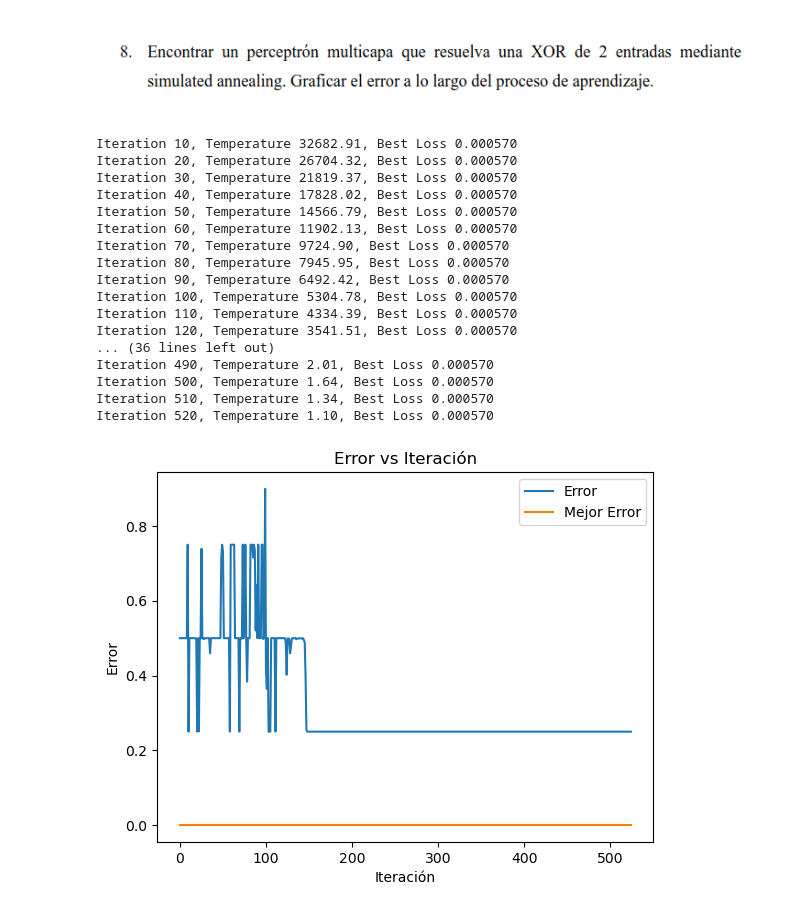
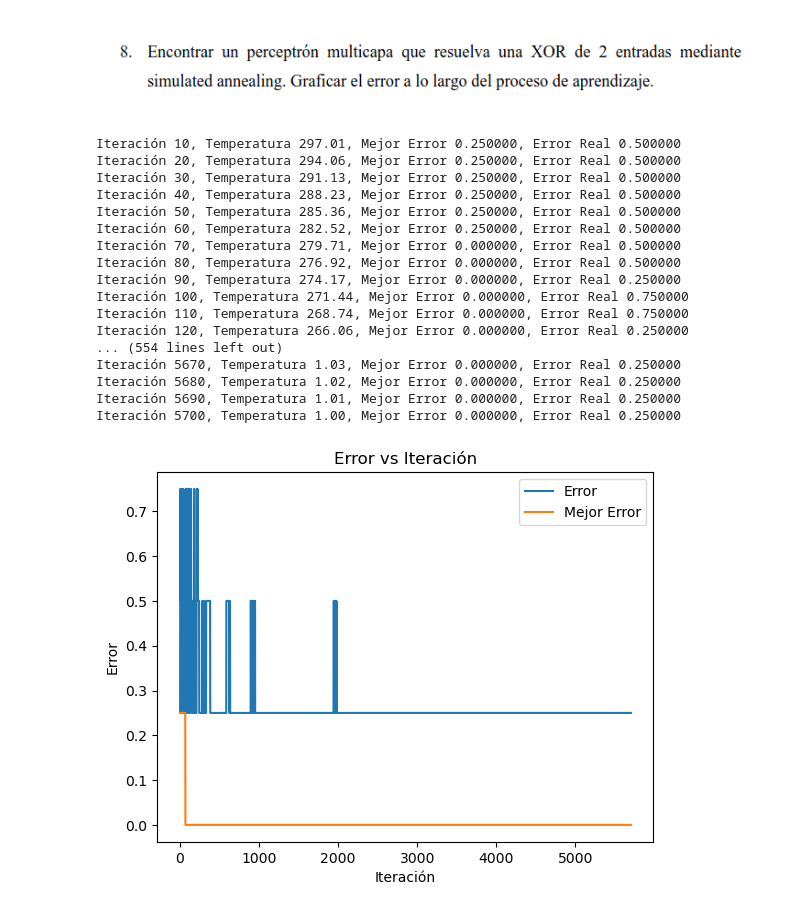
Before and after one commit to jstejman/Redes-Neuronales, a Jupyter notebook: tp3/Trabajo_Practico_3.ipynb, the cells around one changed output. Drawn from its saved outputs; the diff is of its cells as text; code cells hidden in the pictures.

```diff
--- a/tp3/Trabajo_Practico_3.ipynb
+++ b/tp3/Trabajo_Practico_3.ipynb
@@ -13,17 +17,20 @@ import matplotlib.pyplot as plt
 class MLP:
     def __init__(self, input_size, hidden_size, output_size):
         # Initialize weights with small random values
-        self.weights_input_hidden = np.random.uniform(-0.5, 0.5, (input_size, hidden_size)) * 0.1
-        self.weights_hidden_output = np.random.uniform(-0.5, 0.5, (hidden_size, output_size)) * 0.1
+        self.weights_input_hidden = np.random.randn(input_size, hidden_size) * np.sqrt(2 / input_size)
+        self.weights_hidden_output = np.random.randn(hidden_size, output_size) * np.sqrt(2 / hidden_size)
         self.bias_hidden = np.random.uniform(-0.5, 0.5, (1, hidden_size)) * 0.1
         self.bias_output = np.random.uniform(-0.5, 0.5, (1, output_size)) * 0.1
 
     def sigmoid(self, x):
         return 1 / (1 + np.exp(-x))
 
+    def relu(self, x):
+        return np.maximum(0, x)
+
     def forward(self, X):
         hidden_input = np.dot(X, self.weights_input_hidden) + self.bias_hidden
-        hidden_output = self.sigmoid(hidden_input)
+        hidden_output = self.relu(hidden_input)
         final_input = np.dot(hidden_output, self.weights_hidden_output) + self.bias_output
         final_output = self.sigmoid(final_input)
         return final_output
@@ -31,7 +38,7 @@ class MLP:
     def compute_loss(self, y_true, y_pred):
         return np.mean((y_true - y_pred) ** 2)
 
-    def simulated_annealing(self, X, y, initial_temp=10000, final_temp=1, alpha=0.999, max_iter=500):
+    def simulated_annealing(self, X, y, initial_temp=10000, final_temp=1, alpha=0.999, max_iter=500, best = True):
         current_temp = initial_temp
         current_weights_input_hidden = self.weights_input_hidden.copy()
         current_weights_hidden_output = self.weights_hidden_output.copy()
@@ -50,8 +57,8 @@ class MLP:
             iteration += 1
             for _ in range(max_iter):
                 # Se reduce los saltos en cada iteración
-                step_size = current_temp / initial_temp * 0.5
-
+                #step_size = 1
+                step_size = current_temp / initial_temp * 10
                 # Se proponen pesos nuevos con ruido gaussiano
                 new_weights_input_hidden = current_weights_input_hidden + np.random.normal(0, step_size, current_weights_input_hidden.shape)
                 new_weights_hidden_output = current_weights_hidden_output + np.random.normal(0, step_size, current_weights_hidden_output.shape)
@@ -87,67 +94,73 @@ class MLP:
             current_temp *= alpha
 
             if iteration % 10 == 0:
-                print(f"Iteration {iteration}, Temperature {current_temp:.2f}, Best Loss {best_loss:.6f}")
+                print(f"Iteración {iteration}, Temperatura {current_temp:.2f}, Mejor Error {best_loss:.6f}, Error Real {new_loss:.6f}")
 
         # Guarda los mejores pesos
-        self.weights_input_hidden = best_weights_input_hidden
-        self.weights_hidden_output = best_weights_hidden_output
-        self.bias_hidden = best_bias_hidden
-        self.bias_output = best_bias_output
+        if best == True:
+            self.weights_input_hidden = best_weights_input_hidden
+            self.weights_hidden_output = best_weights_hidden_output
+            self.bias_hidden = best_bias_hidden
+            self.bias_output = best_bias_output
+        else:
+            self.weights_input_hidden = current_weights_input_hidden
+            self.weights_hidden_output = current_weights_hidden_output
+            self.bias_hidden = current_bias_hidden
+            self.bias_output = current_bias_output
 
         return best_errors, errors
 # %%
-%%skip
 X = np.array([
     [0, 0],
     [0, 1],
     [1, 0],
     [1, 1]
 ])
 y = np.array([
     [0],
     [1],
     [1],
     [0]
 ])
-mlp = MLP(input_size=2, hidden_size=10, output_size=1)
+mlp = MLP(input_size=2, hidden_size=75, output_size=1)
 
 best_errors, errors = mlp.simulated_annealing(
     X, y,
-    initial_temp=40000,
+    initial_temp=300,
     final_temp=1,
-    alpha=0.98,
-    max_iter=1500
+    alpha=0.999,
+    max_iter=2000,
+    best = True
 )
 plt.plot(errors)
 plt.plot(best_errors)
 plt.xlabel('Iteración')
 plt.ylabel('Error')
 plt.legend(['Error', 'Mejor Error'])
 plt.title('Error vs Iteración')
 plt.show()
 
 outputs = mlp.forward(X)
 print("Predicciones:")
 for input_data, output, target in zip(X, outputs, y):
     print(f"Input: {input_data}, Predecido: {output[0]:.4f}, Esperado: {target[0]}")
 # %% [output]
-Iteration 10, Temperature 32682.91, Best Loss 0.000570
-Iteration 20, Temperature 26704.32, Best Loss 0.000570
-Iteration 30, Temperature 21819.37, Best Loss 0.000570
-Iteration 40, Temperature 17828.02, Best Loss 0.000570
-Iteration 50, Temperature 14566.79, Best Loss 0.000570
-Iteration 60, Temperature 11902.13, Best Loss 0.000570
-Iteration 70, Temperature 9724.90, Best Loss 0.000570
-Iteration 80, Temperature 7945.95, Best Loss 0.000570
-Iteration 90, Temperature 6492.42, Best Loss 0.000570
-Iteration 100, Temperature 5304.78, Best Loss 0.000570
-Iteration 110, Temperature 4334.39, Best Loss 0.000570
-Iteration 120, Temperature 3541.51, Best Loss 0.000570
-... (36 lines left out)
-Iteration 490, Temperature 2.01, Best Loss 0.000570
-Iteration 500, Temperature 1.64, Best Loss 0.000570
-Iteration 510, Temperature 1.34, Best Loss 0.000570
-Iteration 520, Temperature 1.10, Best Loss 0.000570
+Iteración 10, Temperatura 297.01, Mejor Error 0.250000, Error Real 0.500000
+Iteración 20, Temperatura 294.06, Mejor Error 0.250000, Error Real 0.500000
+Iteración 30, Temperatura 291.13, Mejor Error 0.250000, Error Real 0.500000
+Iteración 40, Temperatura 288.23, Mejor Error 0.250000, Error Real 0.500000
+Iteración 50, Temperatura 285.36, Mejor Error 0.250000, Error Real 0.500000
+Iteración 60, Temperatura 282.52, Mejor Error 0.250000, Error Real 0.500000
+Iteración 70, Temperatura 279.71, Mejor Error 0.000000, Error Real 0.500000
+Iteración 80, Temperatura 276.92, Mejor Error 0.000000, Error Real 0.500000
+Iteración 90, Temperatura 274.17, Mejor Error 0.000000, Error Real 0.250000
+Iteración 100, Temperatura 271.44, Mejor Error 0.000000, Error Real 0.750000
+Iteración 110, Temperatura 268.74, Mejor Error 0.000000, Error Real 0.750000
+Iteración 120, Temperatura 266.06, Mejor Error 0.000000, Error Real 0.250000
+... (554 lines left out)
+Iteración 5670, Temperatura 1.03, Mejor Error 0.000000, Error Real 0.250000
+Iteración 5680, Temperatura 1.02, Mejor Error 0.000000, Error Real 0.250000
+Iteración 5690, Temperatura 1.01, Mejor Error 0.000000, Error Real 0.250000
+Iteración 5700, Temperatura 1.00, Mejor Error 0.000000, Error Real 0.250000
-[figure, old version]
+[figure, new version]
 Predicciones:
```
Also changed, not shown: parts of 9 cells of this notebook.
